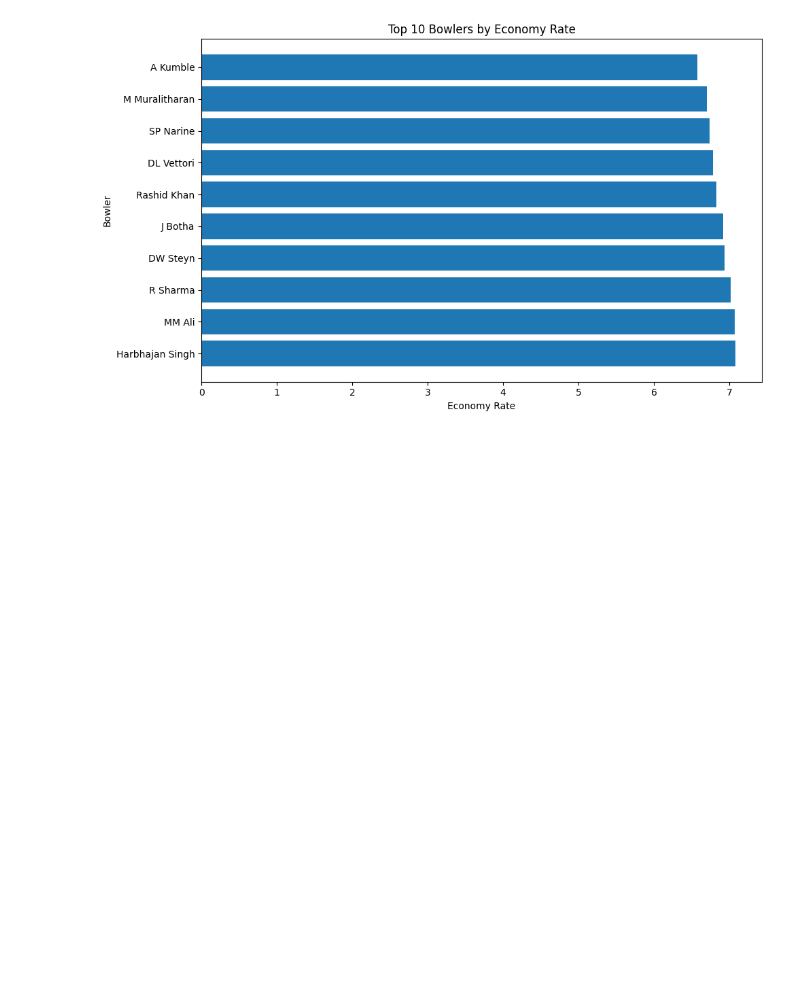
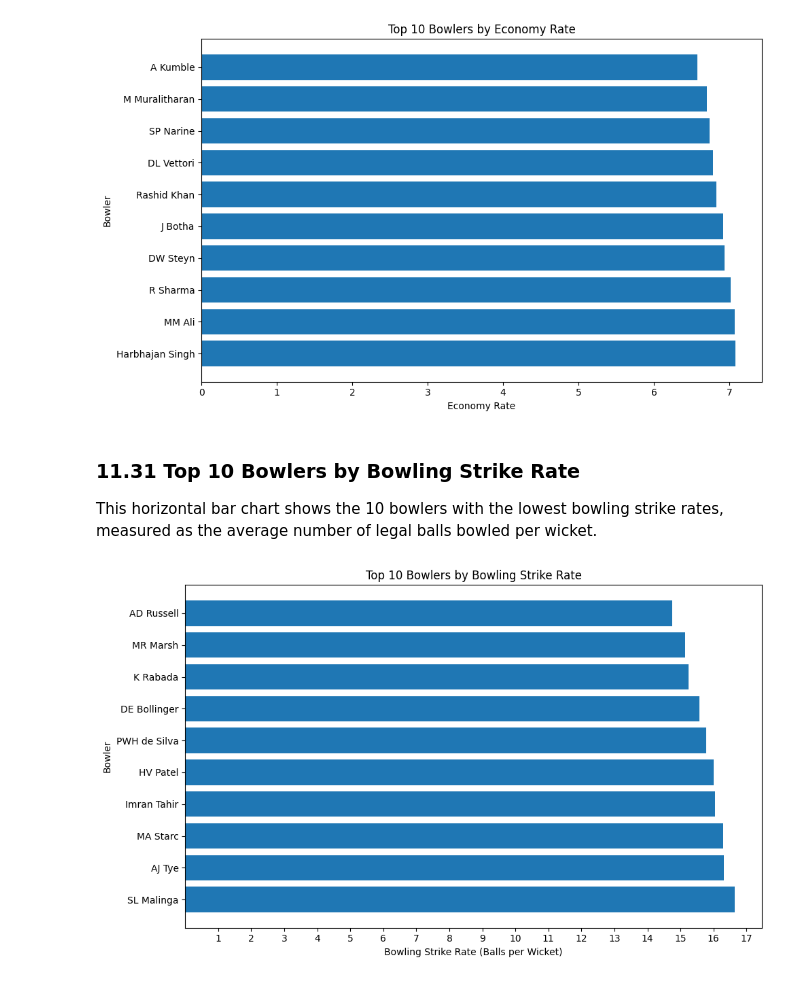
Before and after one commit to khalil-Gardiwal/ipl-data-analysis, a Jupyter notebook: notebooks/ipl-analysis.ipynb, the cells around one changed output. Cells and saved outputs as stored; diff of their text form; code cells hidden in the pictures; blank space fills up the shorter version.

Commit message:
added final visualization

```diff
--- a/notebooks/ipl-analysis.ipynb
+++ b/notebooks/ipl-analysis.ipynb
@@ -2822,3 +2825,26 @@ plt.tight_layout()
 plt.show()
 # %% [output]
 [figure]
+# %% [markdown]
+### 11.31 Top 10 Bowlers by Bowling Strike Rate
+
+This horizontal bar chart shows the 10 bowlers with the lowest bowling strike rates, measured as the average number of legal balls bowled per wicket.
+# %%
+top10_bowling_strike_rate = bowling_strike_rate.sort_values().head(10)
+
+plt.figure(figsize=(10, 6))
+
+plt.barh(
+    top10_bowling_strike_rate.index[::-1],
+    top10_bowling_strike_rate.values[::-1]
+)
+
+plt.title("Top 10 Bowlers by Bowling Strike Rate")
+plt.xlabel("Bowling Strike Rate (Balls per Wicket)")
+plt.xticks(range(1, 18))
+plt.ylabel("Bowler")
+
+plt.tight_layout()
+plt.show()
+# %% [output]
+[figure, added]
```
Also changed, not shown: parts of 32 cells of this notebook.
